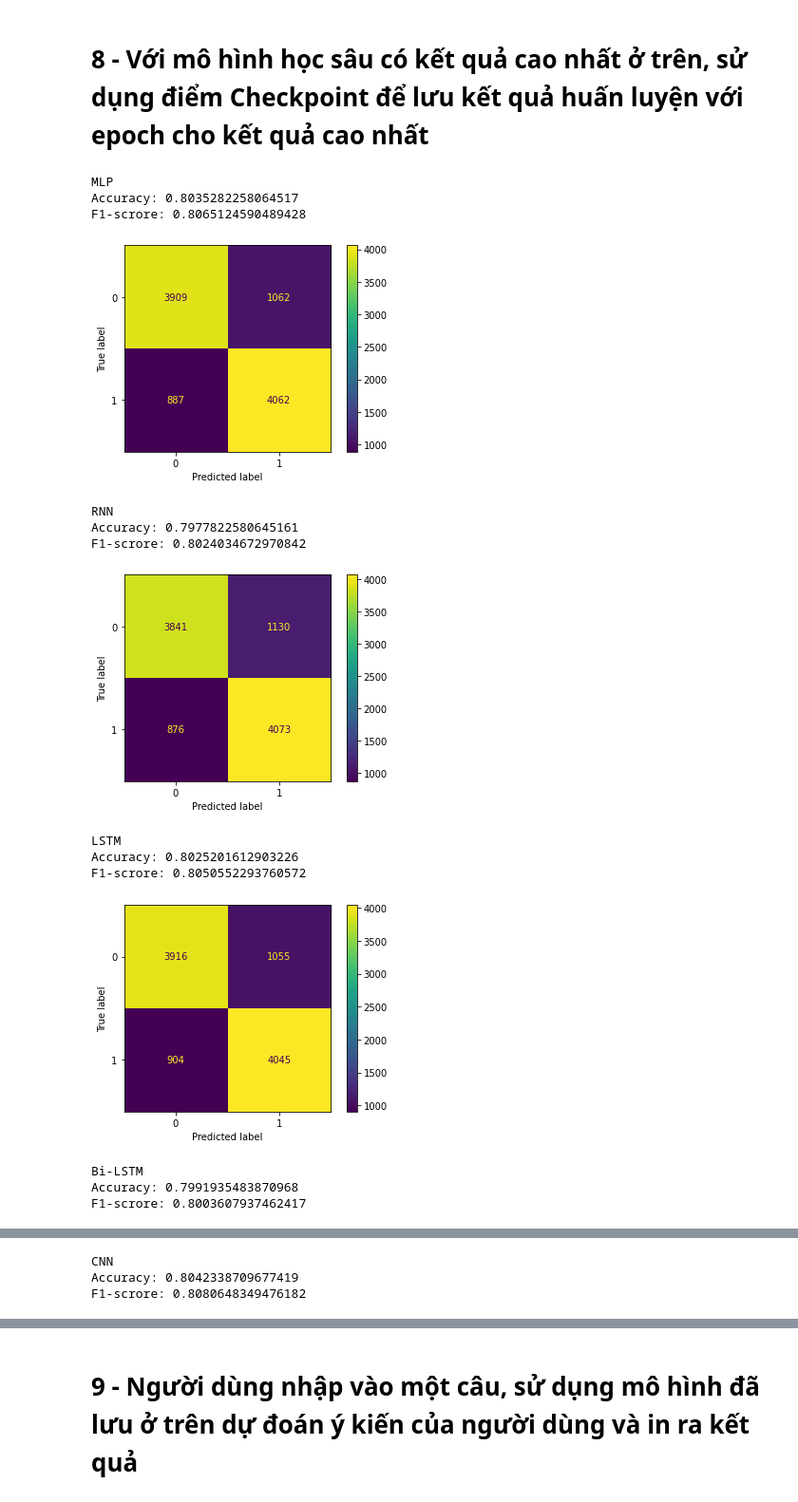
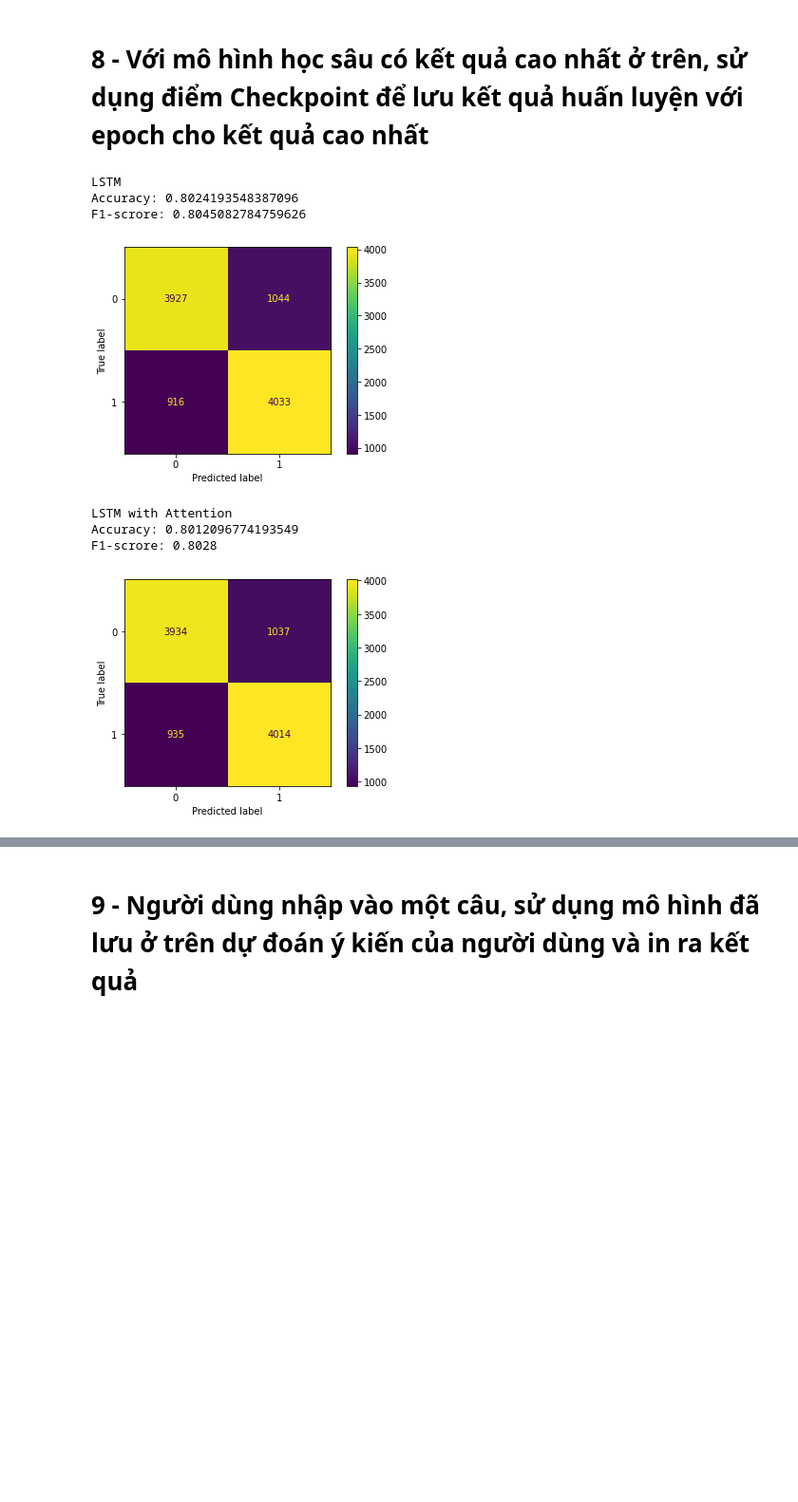
Before and after one commit to nhmt120/Text-Sentiment-Analysis, a Jupyter notebook: classification.ipynb, the cells around one changed output, grey strips where cells are left out. Shown: that part at 95% size. Cells and saved outputs as stored; diff of their text form; code cells hidden in the pictures; blank space fills up the shorter version.

```diff
--- a/classification.ipynb
+++ b/classification.ipynb
@@ -275,7 +263,7 @@ lstm.add(LSTM(8, return_sequences=False))
 lstm.add(Dense(1, activation='sigmoid'))
 # %%
 print(lstm.summary())
-checkpoint_lstm = ModelCheckpoint('data/model_checkpoint/lstm.h5', save_best_only=True, verbose=1)
+checkpoint_lstm = ModelCheckpoint('./model_checkpoint/lstm.h5', save_best_only=True, verbose=1)
 lstm.compile(optimizer='adam', loss='binary_crossentropy', metrics=['accuracy'])
 plot_model(lstm, rankdir='LR', show_shapes=True)
 # %% [output]
@@ -322,0 +323,5 @@ Epoch 00100: val_loss did not improve from 0.42794
+# %%
+print(lstm1.summary())
+checkpoint_lstm1 = ModelCheckpoint('./model_checkpoint/lstm1.h5', save_best_only=True, verbose=1)
+lstm1.compile(optimizer='adam', loss='binary_crossentropy', metrics=['accuracy'])
+plot_model(lstm1, rankdir='LR', show_shapes=True)
@@ -322,0 +349,4 @@ Epoch 00100: val_loss did not improve from 0.42794
+# %%
+lstm1.fit(X_train.reshape(X_train.shape[0], -1, 100), label_train, epochs=100, batch_size=100,
+        validation_data=(X_validation.reshape(X_validation.shape[0], -1, 100), label_validation),
+        callbacks=[checkpoint_lstm1, reduce_lr])
@@ -436,12 +455,13 @@ Epoch 00100: val_loss did not improve from 0.42748
 # %% [markdown]
 # 8 - Với mô hình học sâu có kết quả cao nhất ở trên, sử dụng điểm Checkpoint để lưu kết quả huấn luyện với epoch cho kết quả cao nhất
 # %%
-# load model with best saved checkpoint
-mlp = load_model('data/model_checkpoint/mlp.h5')
-rnn = load_model('data/model_checkpoint/rnn.h5')
-lstm = load_model('data/model_checkpoint/lstm.h5')
-bi_lstm = load_model('data/model_checkpoint/bi_lstm.h5')
-cnn = load_model('data/model_checkpoint/cnn.h5')
+# # load model with best saved checkpoint
+# mlp = load_model('./model_checkpoint/mlp.h5')
+# rnn = load_model('./model_checkpoint/rnn.h5')
+# lstm = load_model('./model_checkpoint/lstm.h5')
+# lstm1 = load_model('./model_checkpoint/lstm1.h5')
+# bi_lstm = load_model('./model_checkpoint/bi_lstm.h5')
+# cnn = load_model('./model_checkpoint/cnn.h5')
 # %%
 def convert_pred(pred):
     out = []
@@ -462,29 +482,24 @@ def evaluate(model, X_test):
     cm_disp.plot()
     plt.show()
 # %%
-print('MLP')
-evaluate(mlp, X_test)
-print('RNN')
-evaluate(rnn, X_test.reshape(X_test.shape[0], -1, 100))
+# print('MLP')
+# evaluate(mlp, X_test)
+# print('RNN')
+# evaluate(rnn, X_test.reshape(X_test.shape[0], -1, 100))
 print('LSTM')
 evaluate(lstm, X_test.reshape(X_test.shape[0], -1, 100))
-print('Bi-LSTM')
-evaluate(bi_lstm, X_test.reshape(X_test.shape[0], -1, 100))
-print('CNN')
-evaluate(cnn, X_test.reshape(X_test.shape[0], 100, -1))
+print('LSTM with Attention')
+evaluate(lstm1, X_test.reshape(X_test.shape[0], -1, 100))
+# print('Bi-LSTM')
+# evaluate(bi_lstm, X_test.reshape(X_test.shape[0], -1, 100))
+# print('CNN')
+# evaluate(cnn, X_test.reshape(X_test.shape[0], 100, -1))
 # %% [output]
-MLP
-Accuracy: 0.8035282258064517
-F1-scrore: 0.8065124590489428
+LSTM
+Accuracy: 0.8024193548387096
+F1-scrore: 0.8045082784759626
-[figure, old version]
+[figure, new version]
-RNN
-Accuracy: 0.7977822580645161
-F1-scrore: 0.8024034672970842
+LSTM with Attention
+Accuracy: 0.8012096774193549
+F1-scrore: 0.8028
-[figure, old version]
+[figure, new version]
-LSTM
-Accuracy: 0.8025201612903226
-F1-scrore: 0.8050552293760572
-[figure, removed]
-Bi-LSTM
-Accuracy: 0.7991935483870968
-F1-scrore: 0.8003607937462417
@@ -492,3 +505,0 @@ F1-scrore: 0.8003607937462417
-CNN
-Accuracy: 0.8042338709677419
-F1-scrore: 0.8080648349476182
```
Also changed, not shown: parts of 34 cells of this notebook.
